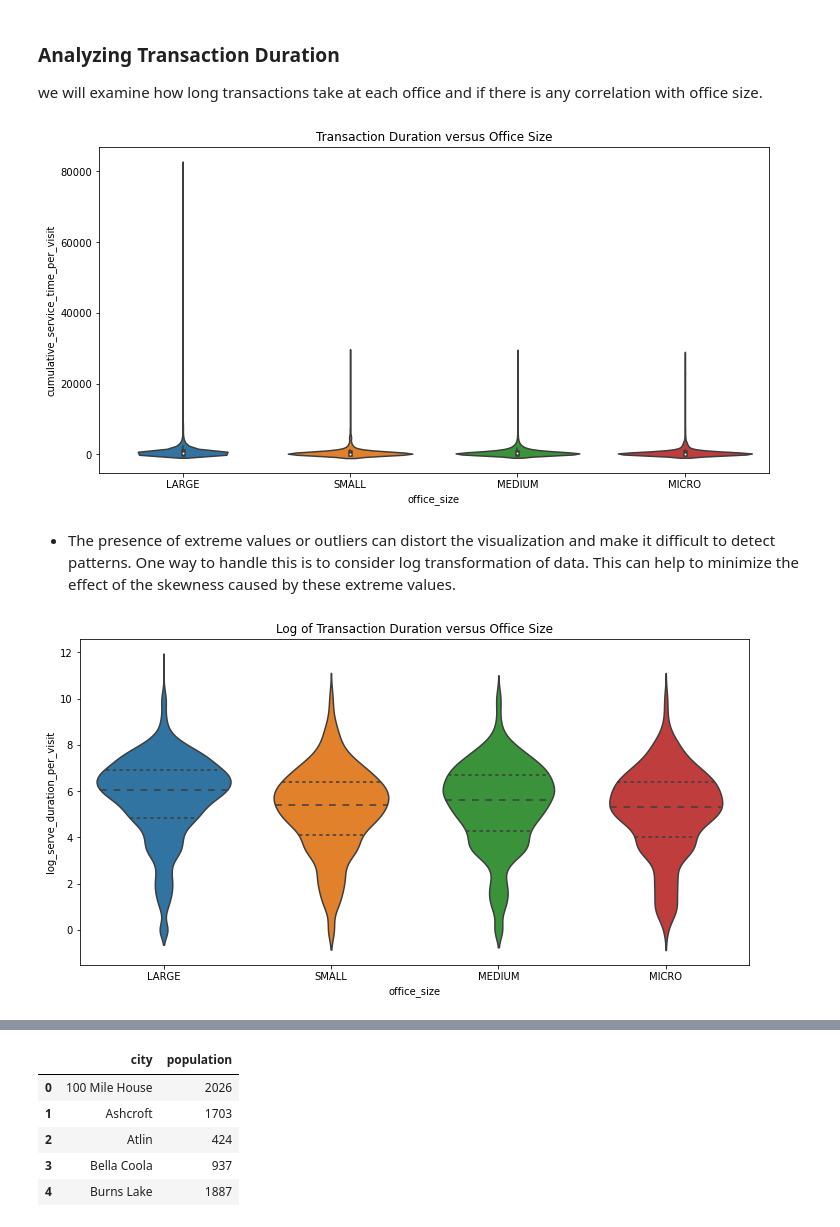
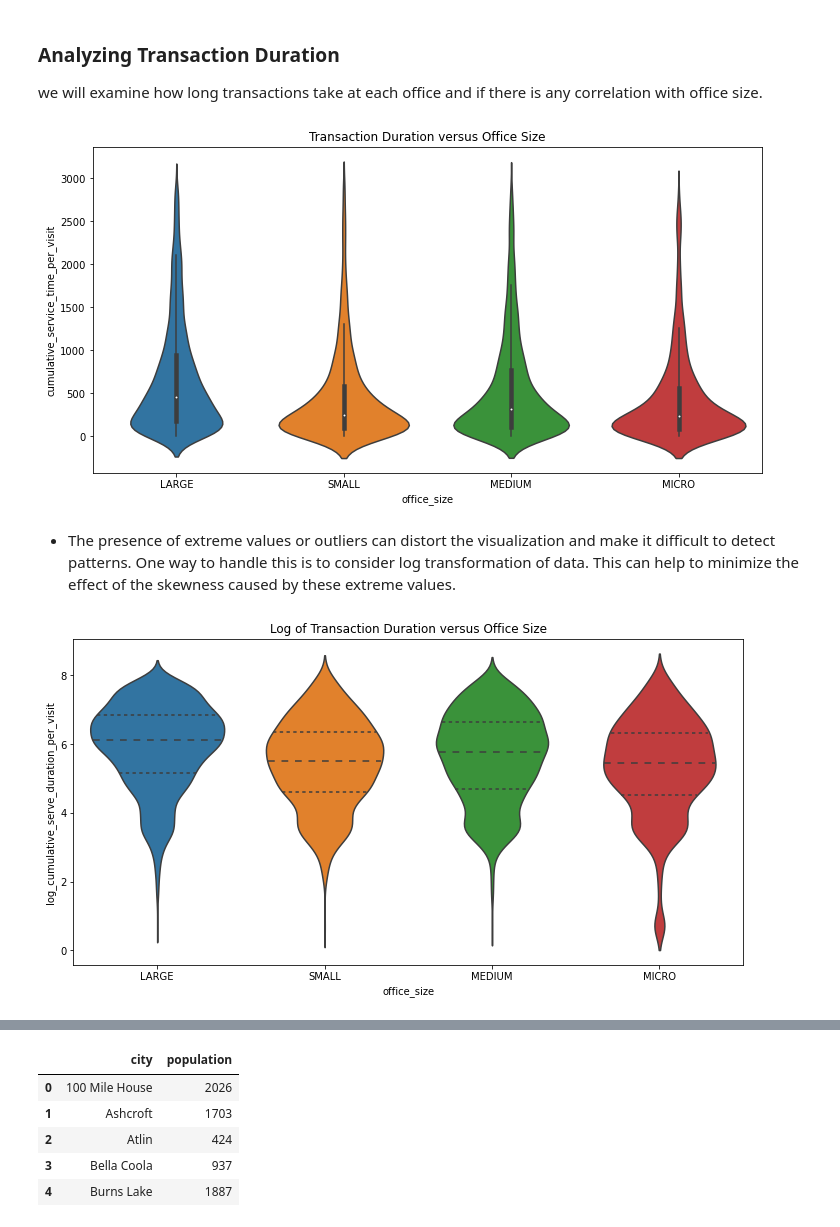
Before and after one commit to varunindurthi/Services-BC-EDA-REQ101268, a Jupyter notebook: data_analysis.ipynb, the cells around one changed output, grey strips where cells are left out. Cells and saved outputs as stored; diff of their text form; code cells hidden in the pictures.

```diff
--- a/data_analysis.ipynb
+++ b/data_analysis.ipynb
@@ -793,0 +1019,4 @@ visit_95_data = merged_visit_df[(merged_visit_df['total_service_time']<=merged_v
+# %%
+print('Rows before dropping zero service duation: {}'.format(merged_visit_df.shape[0]))
+merged_visit_df = merged_visit_df[merged_visit_df['serve_duration_per_visit']!=0]
+print('Rows after dropping zero service duation: {}'.format(merged_visit_df.shape[0]))
@@ -793,0 +1039,4 @@ visit_95_data = merged_visit_df[(merged_visit_df['total_service_time']<=merged_v
+# %%
+print('Rows before dropping based on cut-off on cumulative service duation: {}'.format(merged_visit_df.shape[0]))
+merged_visit_df = merged_visit_df[merged_visit_df['cumulative_service_time_per_visit']<=merged_visit_df['cumulative_service_time_per_visit'].quantile(0.95)]
+print('Rows after dropping based on cut-off on cumulative service duation: {}'.format(merged_visit_df.shape[0]))
@@ -807,18 +1059,18 @@ sns.violinplot(x='office_size', y='cumulative_service_time_per_visit', data=merg
 plt.title('Transaction Duration versus Office Size')
 plt.show()
 # %% [output]
-[figure, old version]
+[figure, new version]
 # %% [markdown]
 * The presence of extreme values or outliers can distort the visualization and make it difficult to detect patterns. One way to handle this is to consider log transformation of data. This can help to minimize the effect of the skewness caused by these extreme values.
 # %%
-merged_visit_df['log_serve_duration_per_visit'] = np.log(merged_visit_df['cumulative_service_time_per_visit'] + 1)  # Added 1 to handle zero values
+merged_visit_df['log_cumulative_serve_duration_per_visit'] = np.log(merged_visit_df['cumulative_service_time_per_visit'] + 1)  # Added 1 to handle zero values
 
 plt.figure(figsize=(12, 6))
-sns.violinplot(x='office_size', y='log_serve_duration_per_visit', data=merged_visit_df,inner='quartile')
+sns.violinplot(x='office_size', y='log_cumulative_serve_duration_per_visit', data=merged_visit_df,inner='quartile')
 plt.title('Log of Transaction Duration versus Office Size')
 plt.show()
 # %% [output]
-[figure, old version]
+[figure, new version]
 # %% [markdown]
 ## Insights and Recommendations
 
```
Also changed, not shown: parts of 167 cells of this notebook, 7 other files.
